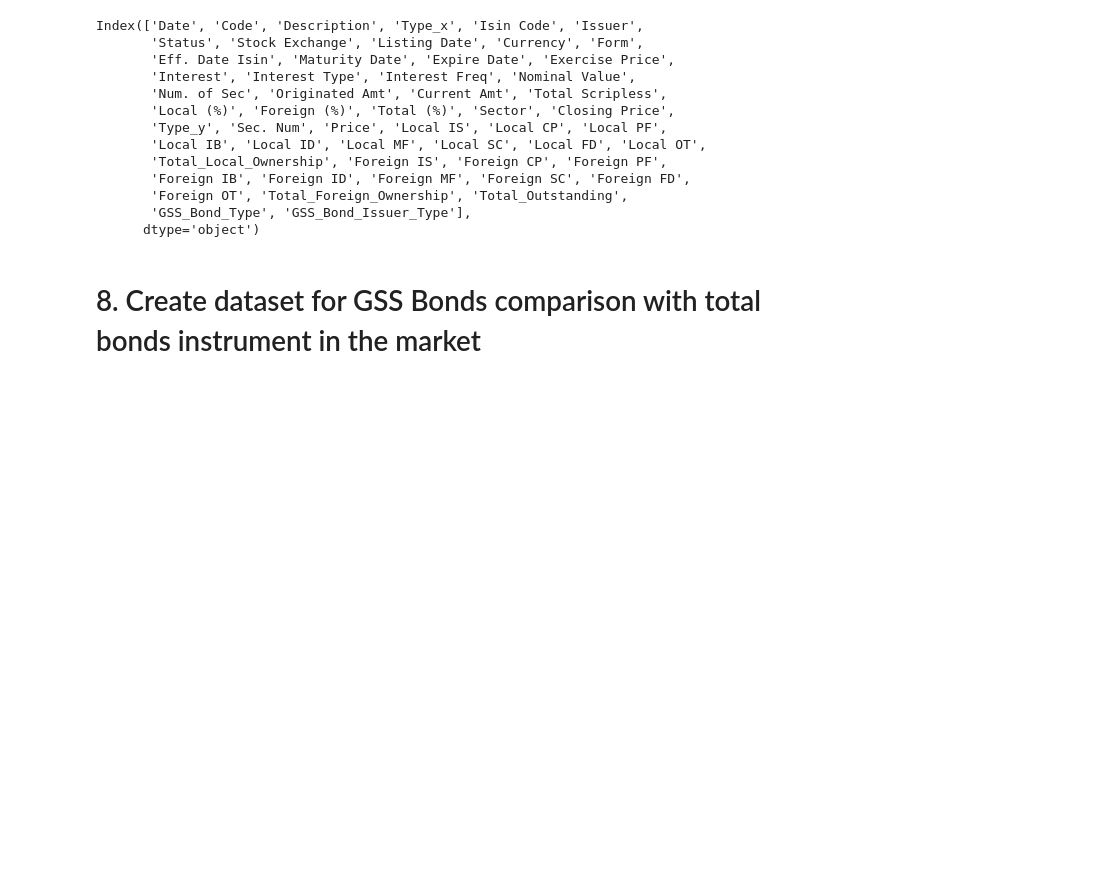
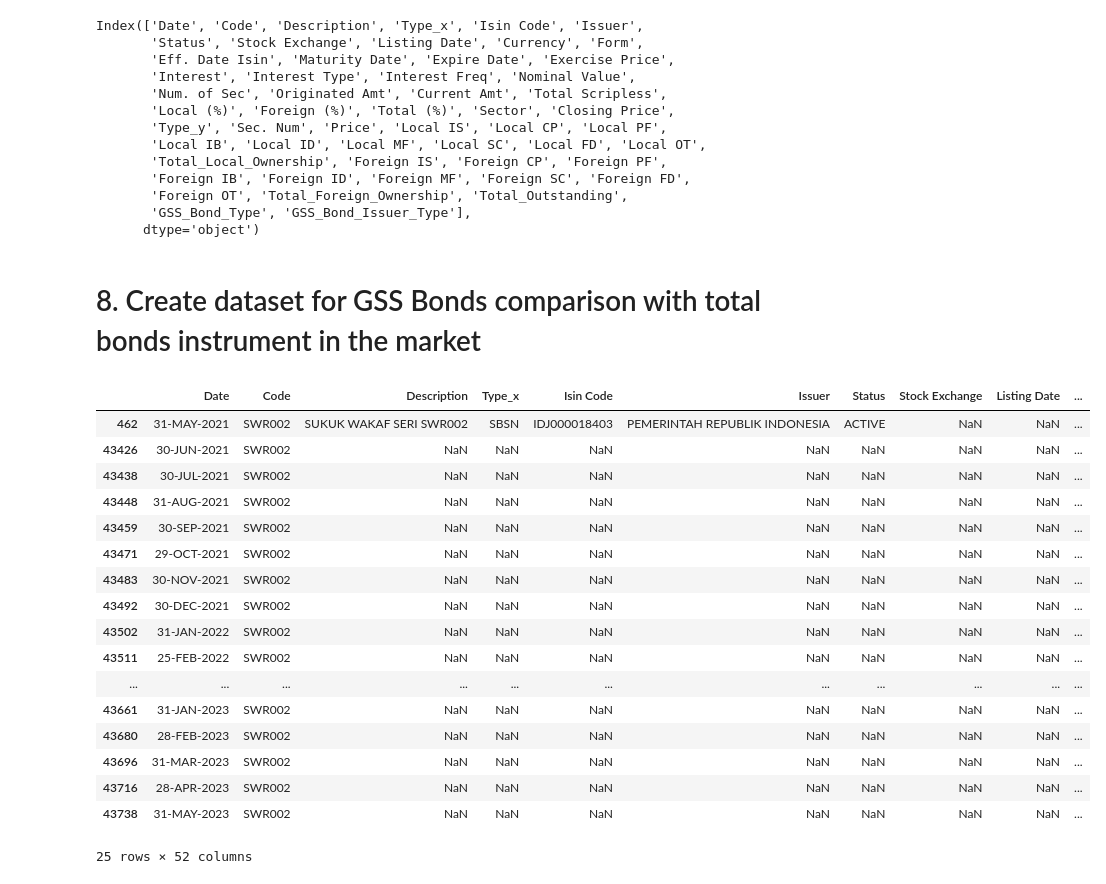
Before and after one commit to mihoku/data-preparation-indonesia-green-bonds, a Jupyter notebook: General-Data-Prep.ipynb, the cells around one changed output. Saved outputs shown, nothing was run; the diff lists cells and outputs as text; code cells hidden in the pictures; blank space fills up the shorter version.

```diff
--- a/General-Data-Prep.ipynb
+++ b/General-Data-Prep.ipynb
@@ -423,3 +423,24 @@ bond_data.to_csv('Indonesia_Bonds_Data.txt', sep='#',index=False)
 # %%
 bond_data.drop(['Type_y','Status', 'Nominal Value','Num. of Sec', 'Originated Amt', 'Current Amt', 'Total Scripless',
        'Local (%)', 'Foreign (%)', 'Total (%)','Eff. Date Isin','Maturity Date','Expire Date','Exercise Price','Description','Interest Type','Interest Freq','Stock Exchange','Currency','Form'], axis=1).to_csv('Indonesia_Bonds_Data_test.txt', sep='#',index=False)
+# %%
+bond_data[bond_data['Code'].str.contains('SWR002')]
+# %% [output]
+|  | Date | Code | Description | Type_x | Isin Code | Issuer | Status | Stock Exchange | Listing Date | ... |
+| 462 | 31-MAY-2021 | SWR002 | SUKUK WAKAF SERI SWR002 | SBSN | IDJ000018403 | PEMERINTAH REPUBLIK INDONESIA | ACTIVE | NaN | NaN | ... |
+| 43426 | 30-JUN-2021 | SWR002 | NaN | NaN | NaN | NaN | NaN | NaN | NaN | ... |
+| 43438 | 30-JUL-2021 | SWR002 | NaN | NaN | NaN | NaN | NaN | NaN | NaN | ... |
+| 43448 | 31-AUG-2021 | SWR002 | NaN | NaN | NaN | NaN | NaN | NaN | NaN | ... |
+| 43459 | 30-SEP-2021 | SWR002 | NaN | NaN | NaN | NaN | NaN | NaN | NaN | ... |
+| 43471 | 29-OCT-2021 | SWR002 | NaN | NaN | NaN | NaN | NaN | NaN | NaN | ... |
+| 43483 | 30-NOV-2021 | SWR002 | NaN | NaN | NaN | NaN | NaN | NaN | NaN | ... |
+| 43492 | 30-DEC-2021 | SWR002 | NaN | NaN | NaN | NaN | NaN | NaN | NaN | ... |
+| 43502 | 31-JAN-2022 | SWR002 | NaN | NaN | NaN | NaN | NaN | NaN | NaN | ... |
+| 43511 | 25-FEB-2022 | SWR002 | NaN | NaN | NaN | NaN | NaN | NaN | NaN | ... |
+| ... | ... | ... | ... | ... | ... | ... | ... | ... | ... | ... |
+| 43661 | 31-JAN-2023 | SWR002 | NaN | NaN | NaN | NaN | NaN | NaN | NaN | ... |
+| 43680 | 28-FEB-2023 | SWR002 | NaN | NaN | NaN | NaN | NaN | NaN | NaN | ... |
+| 43696 | 31-MAR-2023 | SWR002 | NaN | NaN | NaN | NaN | NaN | NaN | NaN | ... |
+| 43716 | 28-APR-2023 | SWR002 | NaN | NaN | NaN | NaN | NaN | NaN | NaN | ... |
+| 43738 | 31-MAY-2023 | SWR002 | NaN | NaN | NaN | NaN | NaN | NaN | NaN | ... |
+25 rows × 52 columns
```
Also changed, not shown: parts of 3 cells of this notebook.
